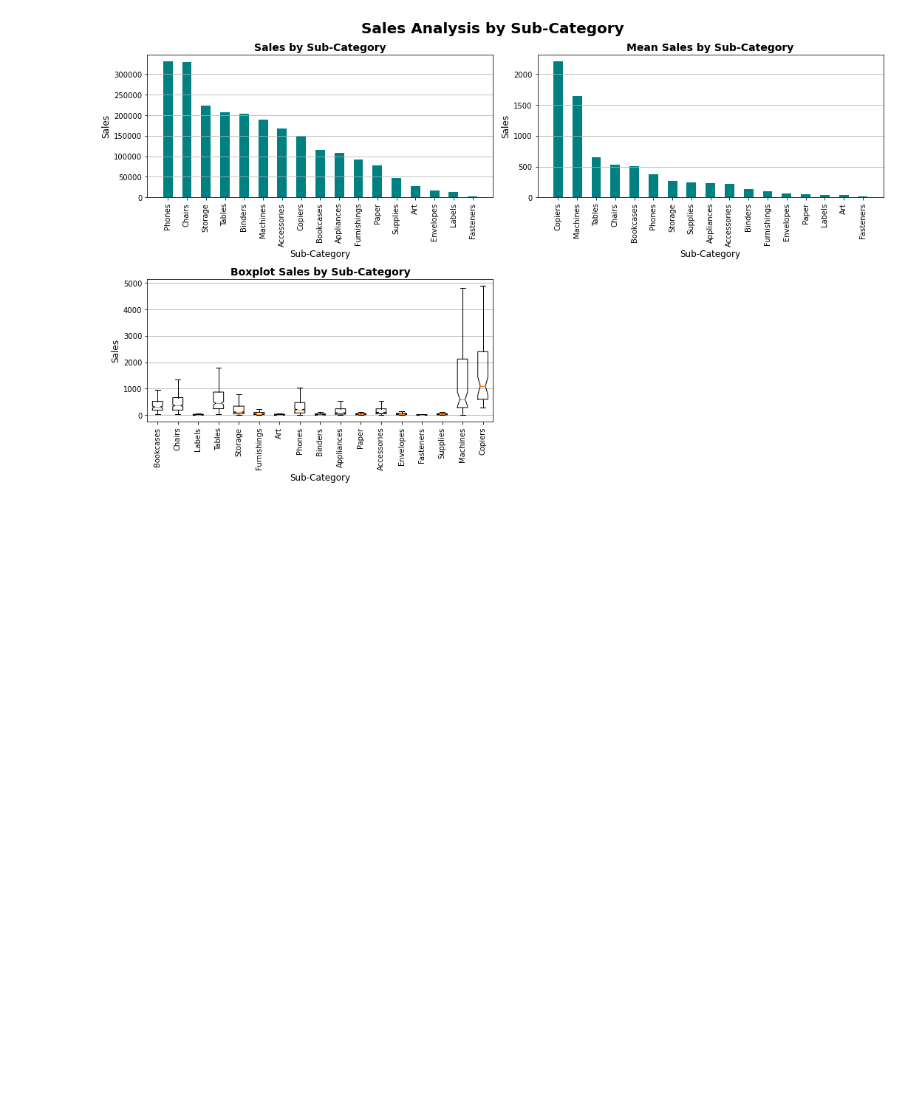
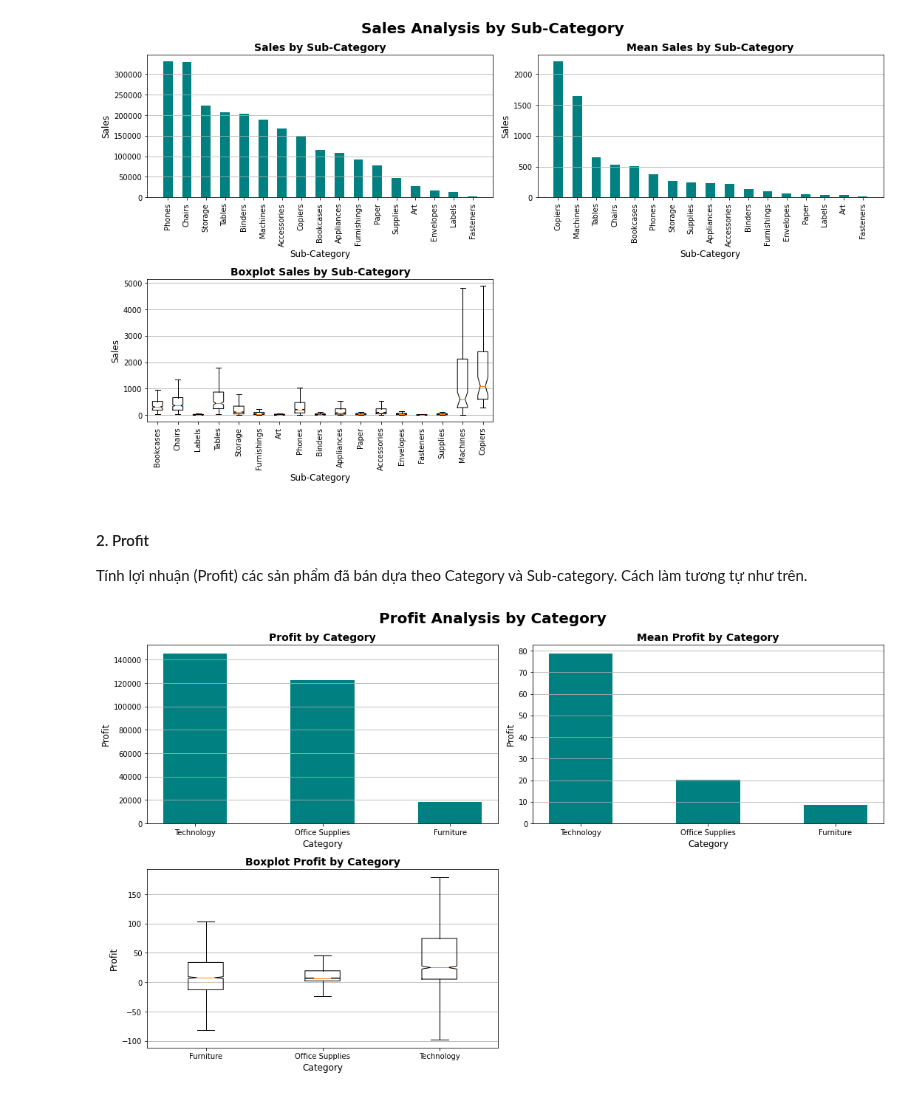
Before and after one commit to khangnl24112002/DataVisualization_Group02_Lab01, a Jupyter notebook: main.ipynb, the cells around one changed output. Cells and saved outputs as stored; diff of their text form; code cells hidden in the pictures; blank space fills up the shorter version.

Commit message:
Profit analysis by Category

```diff
--- a/main.ipynb
+++ b/main.ipynb
@@ -304,3 +304,55 @@ plt.tight_layout()
 plt.show()
 # %% [output]
 [figure]
+# %% [markdown]
+#### 2. Profit
+
+Tính lợi nhuận (Profit) các sản phẩm đã bán dựa theo Category và Sub-category. Cách làm tương tự như trên.
+# %%
+# Tính tổng giá trị Profit theo Category
+# Gộp nhóm theo Category để tạo bảng tính tổng và lưu vào dataframe
+profit_per_category = df[['Category', 'Profit']].groupby('Category').sum().reset_index()
+profit_per_category.sort_values(by='Profit', ascending=False, inplace=True)
+
+# Tính giá trị trung bình sale theo Category và lưu vào dataframe
+mean_profit_per_category = df[['Category', 'Profit']].groupby('Category').mean().reset_index()
+mean_profit_per_category.sort_values(by='Profit', ascending=False, inplace=True)
+
+# kết hợp biểu đồ
+fig, axs = plt.subplots(nrows=2, ncols=2, figsize=(15,9))
+fig.suptitle('Profit Analysis by Category',fontweight='bold',fontsize=20)
+
+# Vẽ biểu đồ con 1
+axs[0, 0].bar(profit_per_category['Category'], profit_per_category['Profit'], width=0.5, color='teal')
+axs[0, 0].set_title('Profit by Category', fontsize=14, fontweight='bold')
+axs[0, 0].set_xlabel('Category', fontsize=12)
+axs[0, 0].set_ylabel('Profit', fontsize=12)
+axs[0, 0].ticklabel_format(style='plain', axis='y')
+axs[0, 0].tick_params(axis='x', which='major', labelsize=10)
+axs[0, 0].grid(axis='y')
+
+# Vẽ biểu đồ con 2
+axs[0, 1].bar(mean_profit_per_category['Category'], mean_profit_per_category['Profit'], width=0.5, color='teal')
+axs[0, 1].set_title('Mean Profit by Category',fontsize=14, fontweight='bold')
+axs[0, 1].set_xlabel('Category', fontsize=12)
+axs[0, 1].set_ylabel('Profit', fontsize=12)
+axs[0, 1].ticklabel_format(style='plain', axis='y')
+axs[0, 1].tick_params(axis='x', which='major', labelsize=10)
+axs[0, 1].grid(axis='y')
+
+# Vẽ biểu đồ con 3
+axs[1, 0].boxplot([df[df['Category'] == category]['Profit'] for category in df['Category'].unique()], notch=True, showfliers=False)
+axs[1, 0].set_title('Boxplot Profit by Category', fontsize=14, fontweight='bold')
+axs[1, 0].set_xlabel('Category', fontsize=12)
+axs[1, 0].set_ylabel('Profit', fontsize=12)
+axs[1, 0].ticklabel_format(style='plain', axis='y')
+axs[1, 0].set_xticklabels(df['Category'].unique())
+axs[1, 0].grid(axis='y')
+
+# Xoá biểu đồ góc [1, 1]
+axs[1, 1].remove()
+
+plt.tight_layout()
+plt.show()
+# %% [output]
+[figure, added]
```
Also changed, not shown: parts of 1 cell of this notebook.
